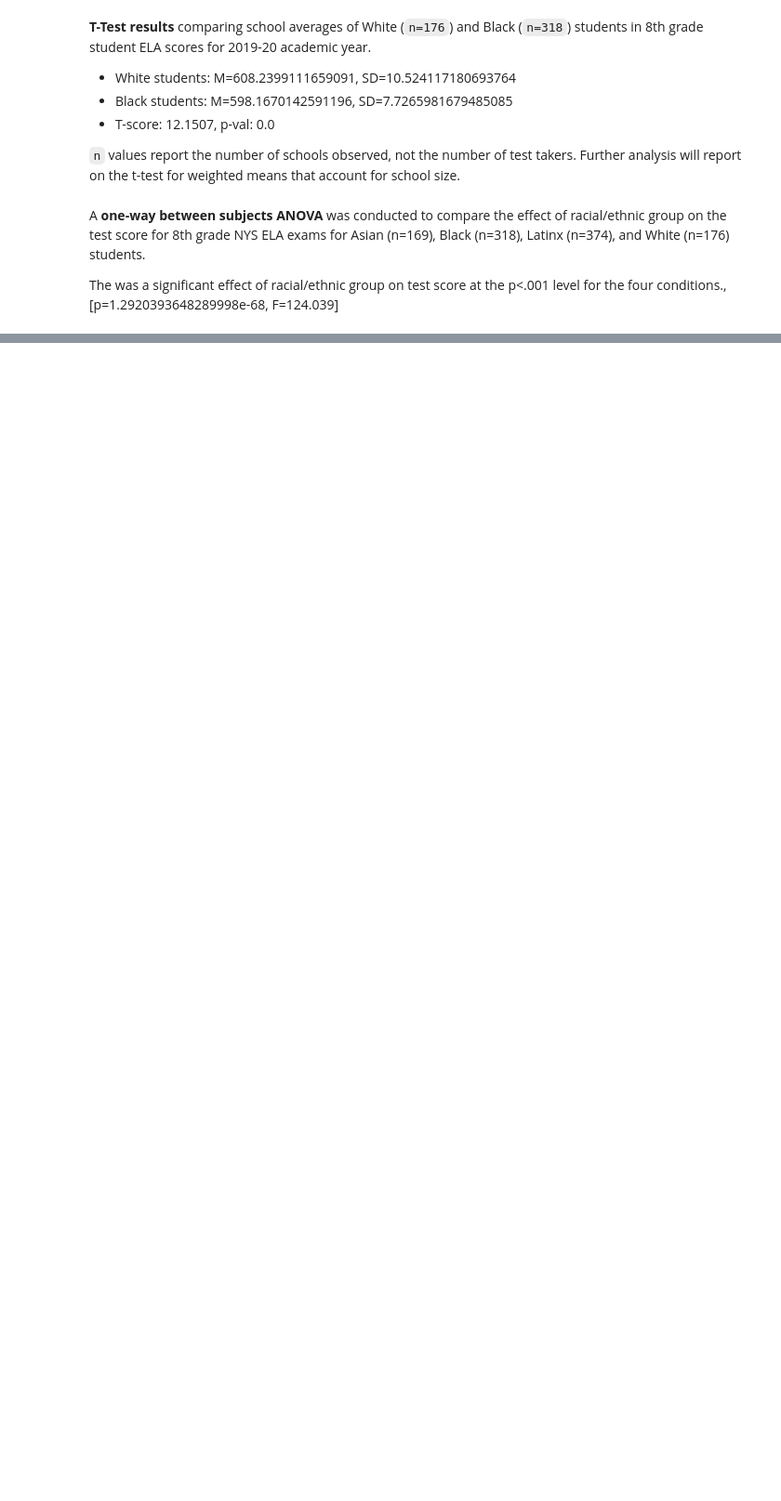
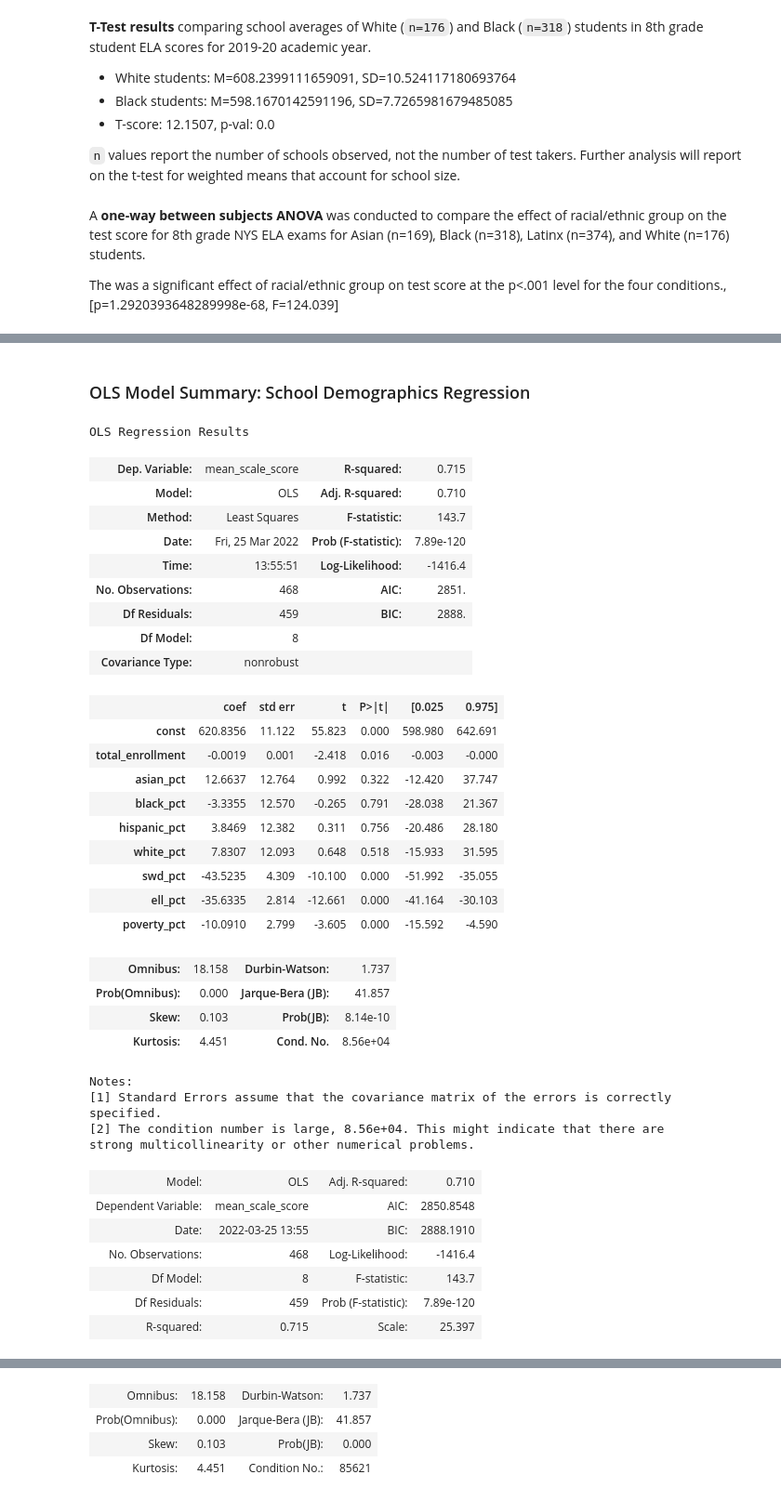
Before and after one commit to adelphi-ed-tech/nycschools, a Jupyter notebook: nb/anova.ipynb, the cells around one changed output, grey strips where cells are left out. Shown: that part at 93% size. Saved outputs shown, nothing was run; the diff lists cells and outputs as text; code cells hidden in the pictures; blank space fills up the shorter version.

```diff
--- a/nb/anova.ipynb
+++ b/nb/anova.ipynb
@@ -260,0 +204,64 @@ strong multicollinearity or other numerical problems.
+# %%
+# run different OLS regression using the school demographics to predict mean_scale_score for all students
+# the above example uses the R-like formual method for OLS
+# this uses the python/programmatic approach
+
+# calculate coefficients for these factors
+factors = ['total_enrollment', 'asian_pct',  'black_pct',
+       'hispanic_pct',  'white_pct','swd_pct',  'ell_pct',  'poverty_pct']
+
+# only use the All Students data
+data = df[df["category"]=="All Students"].copy()
+
+# add boro as a factor, but convert to category first
+# "dummies" basically converts the categorical boro data to "wide" Bolean data with one col for reach boro
+dummies = pd.get_dummies(data[['boro']])
+
+display(md("### OLS Model Summary: School Demographics Regression"))
+
+y = data['mean_scale_score']
+# boros are not adding information, leave them out
+# X = pd.concat([data[factors], dummies], axis=1)
+X = data[factors]
+X = sm.add_constant(X)
+model = sm.OLS(y, X).fit()
+
+display(model.summary())
+display(model.summary2())
+# %% [output]
+### OLS Model Summary: School Demographics Regression
+OLS Regression Results
+| Dep. Variable: | mean_scale_score | R-squared: | 0.715 |
+| Model: | OLS | Adj. R-squared: | 0.710 |
+| Method: | Least Squares | F-statistic: | 143.7 |
+| Date: | Fri, 25 Mar 2022 | Prob (F-statistic): | 7.89e-120 |
+| Time: | 13:55:51 | Log-Likelihood: | -1416.4 |
+| No. Observations: | 468 | AIC: | 2851. |
+| Df Residuals: | 459 | BIC: | 2888. |
+| Df Model: | 8 |  |  |
+| Covariance Type: | nonrobust |  |  |
+|  | coef | std err | t | P>|t| | [0.025 | 0.975] |
+| const | 620.8356 | 11.122 | 55.823 | 0.000 | 598.980 | 642.691 |
+| total_enrollment | -0.0019 | 0.001 | -2.418 | 0.016 | -0.003 | -0.000 |
+| asian_pct | 12.6637 | 12.764 | 0.992 | 0.322 | -12.420 | 37.747 |
+| black_pct | -3.3355 | 12.570 | -0.265 | 0.791 | -28.038 | 21.367 |
+| hispanic_pct | 3.8469 | 12.382 | 0.311 | 0.756 | -20.486 | 28.180 |
+| white_pct | 7.8307 | 12.093 | 0.648 | 0.518 | -15.933 | 31.595 |
+| swd_pct | -43.5235 | 4.309 | -10.100 | 0.000 | -51.992 | -35.055 |
+| ell_pct | -35.6335 | 2.814 | -12.661 | 0.000 | -41.164 | -30.103 |
+| poverty_pct | -10.0910 | 2.799 | -3.605 | 0.000 | -15.592 | -4.590 |
+| Omnibus: | 18.158 | Durbin-Watson: | 1.737 |
+| Prob(Omnibus): | 0.000 | Jarque-Bera (JB): | 41.857 |
+| Skew: | 0.103 | Prob(JB): | 8.14e-10 |
+| Kurtosis: | 4.451 | Cond. No. | 8.56e+04 |
+Notes:
+[1] Standard Errors assume that the covariance matrix of the errors is correctly specified.
+[2] The condition number is large, 8.56e+04. This might indicate that there are
+strong multicollinearity or other numerical problems.
+| Model: | OLS | Adj. R-squared: | 0.710 |
+| Dependent Variable: | mean_scale_score | AIC: | 2850.8548 |
+| Date: | 2022-03-25 13:55 | BIC: | 2888.1910 |
+| No. Observations: | 468 | Log-Likelihood: | -1416.4 |
+| Df Model: | 8 | F-statistic: | 143.7 |
+| Df Residuals: | 459 | Prob (F-statistic): | 7.89e-120 |
+| R-squared: | 0.715 | Scale: | 25.397 |
@@ -260,0 +278,4 @@ strong multicollinearity or other numerical problems.
+| Omnibus: | 18.158 | Durbin-Watson: | 1.737 |
+| Prob(Omnibus): | 0.000 | Jarque-Bera (JB): | 41.857 |
+| Skew: | 0.103 | Prob(JB): | 0.000 |
+| Kurtosis: | 4.451 | Condition No.: | 85621 |
```
Also changed, not shown: parts of 13 cells of this notebook.
